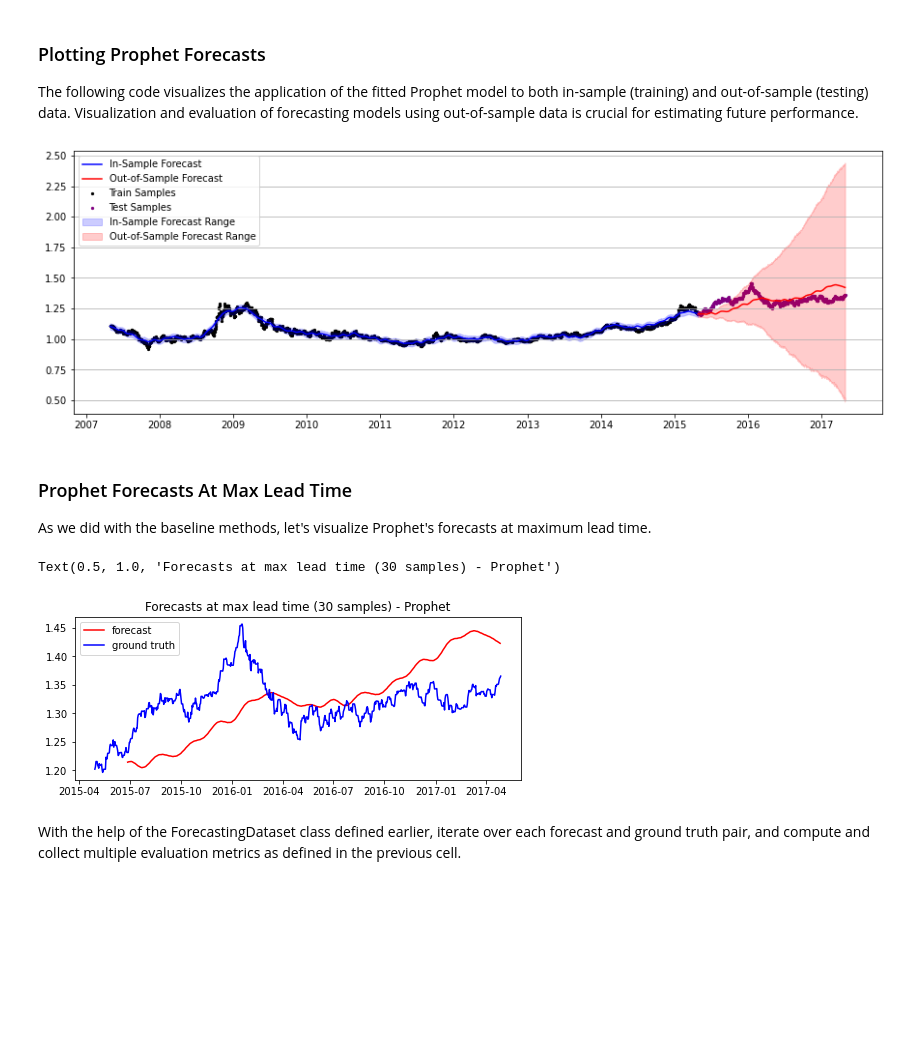
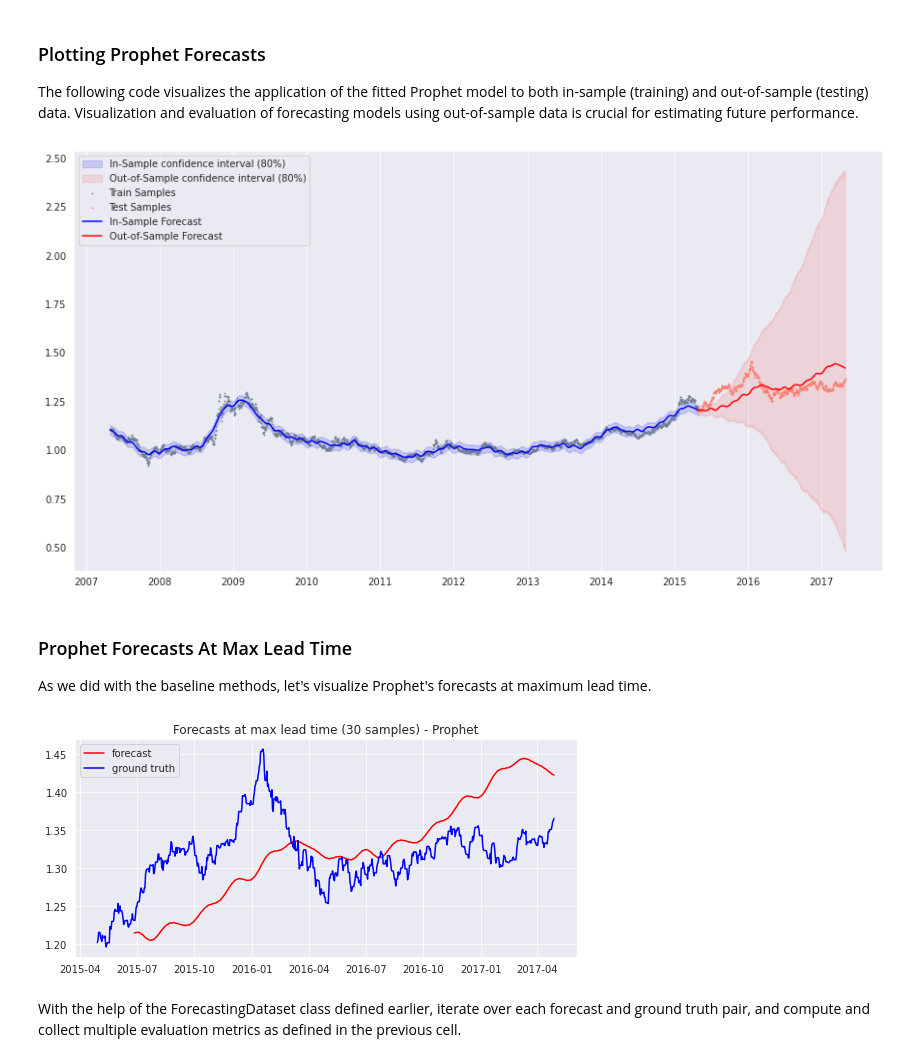
Before and after one commit to VectorInstitute/forecasting-with-dl, a Jupyter notebook: demos/demo1_prophet_neuralprophet_testset.ipynb, the cells around one changed output. Saved outputs shown, nothing was run; the diff lists cells and outputs as text; code cells hidden in the pictures; blank space fills up the shorter version.

```diff
--- a/demos/demo1_prophet_neuralprophet_testset.ipynb
+++ b/demos/demo1_prophet_neuralprophet_testset.ipynb
@@ -229,9 +245,18 @@ plt.legend()
 max_fcs = [{'date': fc.index[-1:][0], 'yhat':fc[-1:][0]} for fc in forecasts_mean]
 max_fcs = pd.DataFrame(max_fcs)
 
-fig, ax = plt.subplots(figsize=(8,3))
-ax.plot(max_fcs.date, max_fcs.yhat, color='red', label='forecast')
-ax.plot(test_df.date, test_df['USD_CLOSE'], color='blue', label='ground truth')
-plt.title(f"Forecasts at max lead time ({lead_time} samples) - Mean Window")
-plt.legend()
+sns.set_style('darkgrid')
+fig, (ax1, ax2) = plt.subplots(1, 2,figsize=(15,4), gridspec_kw={'width_ratios': [3, 2]})
+ax1.plot(test_df.date, test_df['USD_CLOSE'], color='blue', label='ground truth')
+ax1.plot(max_fcs.date, max_fcs.yhat, color='red', label='forecast')
+ax1.set_title(f"Forecasts at max lead time ({lead_time} samples) - Mean Window")
+ax1.legend(loc='upper right')
+start = 10
+ax2.plot(test_df.date[start:start+30], test_df['USD_CLOSE'][start:start+30], color='blue', label='input (+ 11 lagged\nregressors)')
+ax2.plot(test_df.date[start+30:start+60], [max_fcs.yhat[start]]*30, color='red', label='forecast')
+ax2.plot(test_df.date[start+30:start+60], test_df['USD_CLOSE'][start+30:start+60], color='cornflowerblue', label='ground truth')
+ax2.set_title(f"Individual example forecast - Mean Window")
+ax2.set_xticks(test_df.iloc[start:start+61:30].date)
+ax2.legend(loc='upper left')
+plt.show()
 # %% [output]
@@ -308,31 +349,32 @@ forecast.tail(5)
 
 The following code visualizes the application of the fitted Prophet model to both in-sample (training) and out-of-sample (testing) data. Visualization and evaluation of forecasting models using out-of-sample data is crucial for estimating future performance.
 # %%
-fig, ax = plt.subplots(figsize=(15, 5))
+fig, ax = plt.subplots(figsize=(15, 8))
 
-ax.scatter(prophet_model_df.ds, prophet_model_df['y'], color='black', s=5, label='Train Samples')
-ax.scatter(test_df.date, test_df['USD_CLOSE'], color='purple', s=5, label='Test Samples')
+ax.fill_between(forecast.ds.iloc[:-len(test_df)],
+    forecast.yhat_lower.iloc[:-len(test_df)],
+    forecast.yhat_upper.iloc[:-len(test_df)],
+    color='blue', label='In-Sample confidence interval (80%)', alpha=0.15)
+
+ax.fill_between(forecast.ds.iloc[-len(test_df):],
+    forecast.yhat_lower.iloc[-len(test_df):],
+    forecast.yhat_upper.iloc[-len(test_df):],
+    color='red', label='Out-of-Sample confidence interval (80%)', alpha=0.1)
+
+ax.scatter(prophet_model_df.ds, prophet_model_df['y'], color='slategrey', s=3, linewidths=0, label='Train Samples')
+ax.scatter(test_df.date, test_df['USD_CLOSE'], color='salmon', s=3, linewidths=0, label='Test Samples')
 
 ax.plot(forecast.ds.iloc[:-len(test_df)],
         forecast.yhat.iloc[:-len(test_df)], color='blue', label='In-Sample Forecast')
 
-ax.fill_between(forecast.ds.iloc[:-len(test_df)],
-    forecast.yhat_lower.iloc[:-len(test_df)],
-    forecast.yhat_upper.iloc[:-len(test_df)],
-    color='blue', label='In-Sample Forecast Range', alpha=0.2)
-
 ax.plot(forecast.ds.iloc[-len(test_df):], forecast.yhat.iloc[-len(test_df):],
         color='red', label='Out-of-Sample Forecast')
 
-ax.fill_between(forecast.ds.iloc[-len(test_df):],
-    forecast.yhat_lower.iloc[-len(test_df):],
-    forecast.yhat_upper.iloc[-len(test_df):],
-    color='red', label='Out-of-Sample Forecast Range', alpha=0.2)
-
 ax.legend(loc='upper left')
 ax.grid(axis='y')
+plt.show()
 # %% [output]
-[figure, old version]
+[figure, new version]
 # %% [markdown]
 ### Prophet Forecasts At Max Lead Time
 
@@ -341,7 +383,7 @@ As we did with the baseline methods, let's visualize Prophet's forecasts at maxi
 # We can use our ForecastingDataset class to help with formatting Prophet's output.
 forecast_eval_dataset = ForecastingDataset(forecast.iloc[-len(test_df):], lag_time, lead_time, ['yhat'])
 
-fig, ax = plt.subplots(figsize=(8,3))
+fig, ax = plt.subplots(figsize=(9,4))
 
 forecasts_at_max_lead = []
 dates_at_max_lead = []
@@ -357,9 +399,9 @@ ax.plot(dates_at_max_lead, forecasts_at_max_lead, color='red', label='forecast')
 ax.plot(test_df.date, test_df['USD_CLOSE'], color='blue', label='ground truth')
 plt.legend()
 plt.title(f"Forecasts at max lead time ({lead_time} samples) - Prophet")
+plt.show()
 # %% [output]
-Text(0.5, 1.0, 'Forecasts at max lead time (30 samples) - Prophet')
-[figure, old version]
+[figure, new version]
 # %% [markdown]
 With the help of the ForecastingDataset class defined earlier, iterate over each forecast and ground truth pair, and compute and collect multiple evaluation metrics as defined in the previous cell.
 # %%
```
Also changed, not shown: parts of 47 cells of this notebook, 5 other files.
